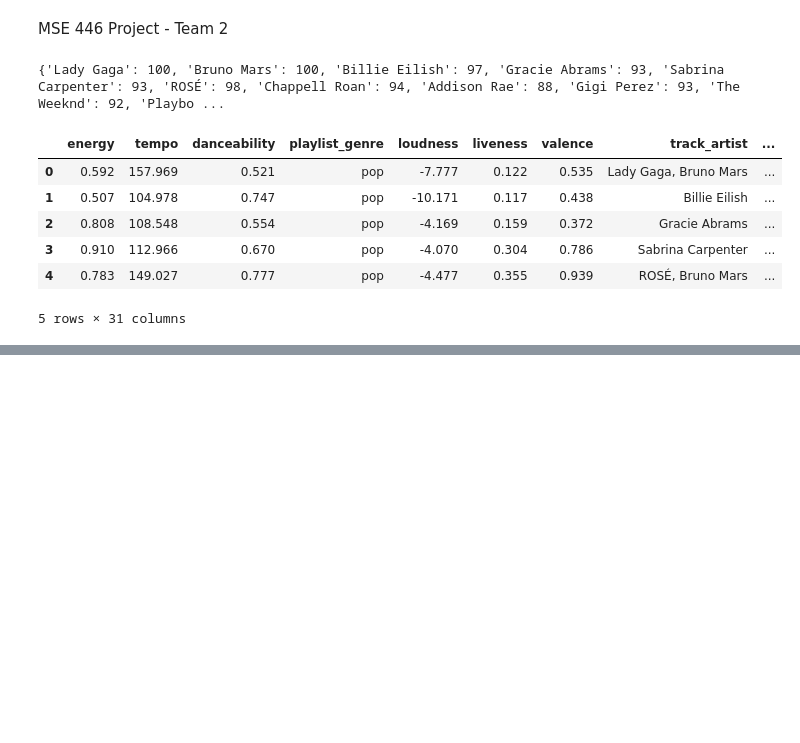
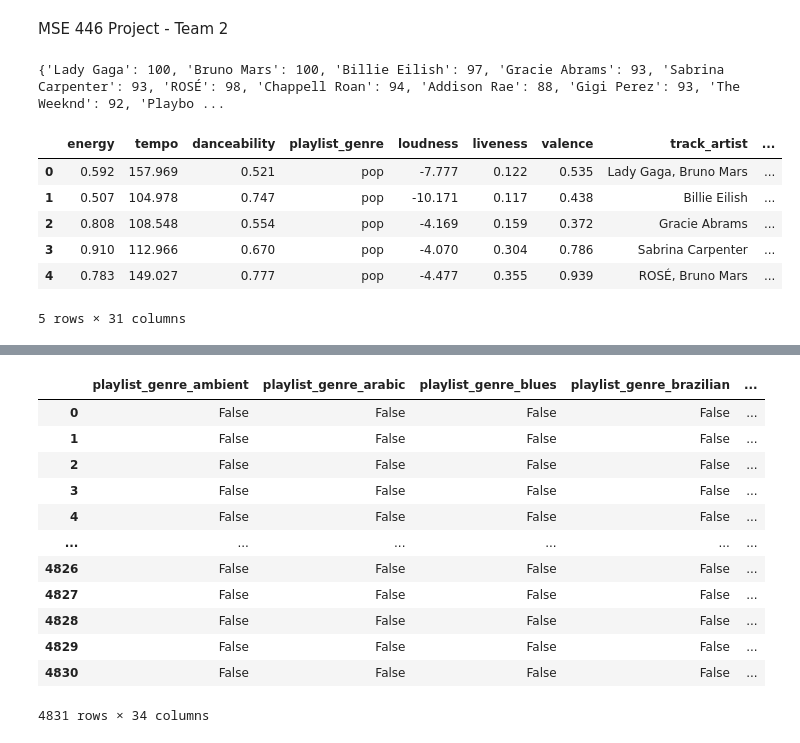
Before and after one commit to samiuell/MSE446-Group2, a Jupyter notebook: MSE446_Group2_dataprep.ipynb, the cells around one changed output, grey strips where cells are left out. Drawn from its saved outputs; the diff is of its cells as text; code cells hidden in the pictures; blank space fills up the shorter version.

```diff
--- a/MSE446_Group2_dataprep.ipynb
+++ b/MSE446_Group2_dataprep.ipynb
@@ -132,2 +132,17 @@ plt.show()
 # %%
 ## Clean data
+# %%
+
+## Scaling numeric columns first
+
+from sklearn.preprocessing import MinMaxScaler
+
+cols_to_scale = ['energy', 'tempo', 'danceability', 'loudness', 'liveness']
+
+scaler = MinMaxScaler()
+
+songs[cols_to_scale] = scaler.fit_transform(songs[cols_to_scale])
+# %%
+## Encoding playlist_genre with OneHotEncoder
+
+songs = pd.get_dummies(songs, columns=['playlist_genre'], drop_first=True)
@@ -133,0 +163,16 @@ plt.show()
+# %%
+display(songs.filter(like="playlist_genre"))
+# %% [output]
+|  | playlist_genre_ambient | playlist_genre_arabic | playlist_genre_blues | playlist_genre_brazilian | ... |
+| 0 | False | False | False | False | ... |
+| 1 | False | False | False | False | ... |
+| 2 | False | False | False | False | ... |
+| 3 | False | False | False | False | ... |
+| 4 | False | False | False | False | ... |
+| ... | ... | ... | ... | ... | ... |
+| 4826 | False | False | False | False | ... |
+| 4827 | False | False | False | False | ... |
+| 4828 | False | False | False | False | ... |
+| 4829 | False | False | False | False | ... |
+| 4830 | False | False | False | False | ... |
+4831 rows × 34 columns
```
Also changed, not shown: parts of 4 cells of this notebook.
